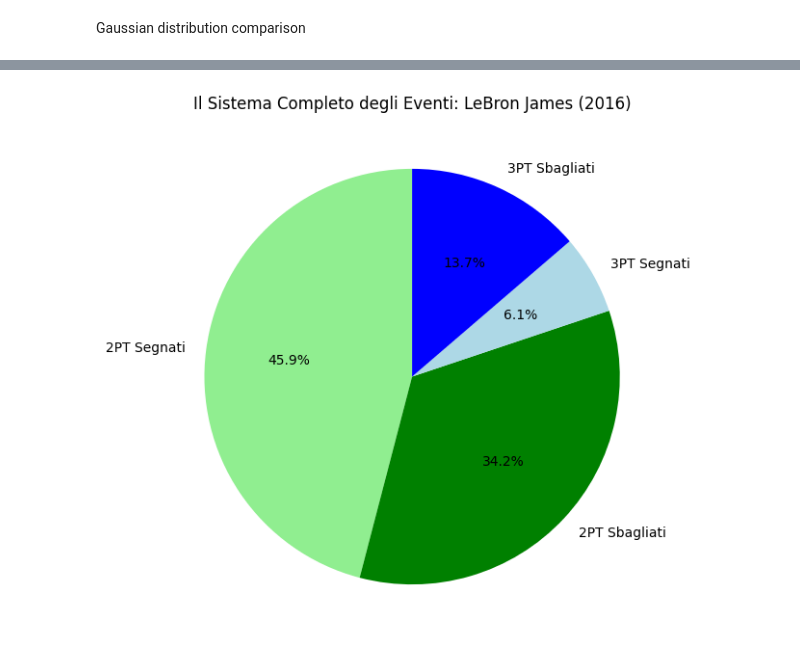
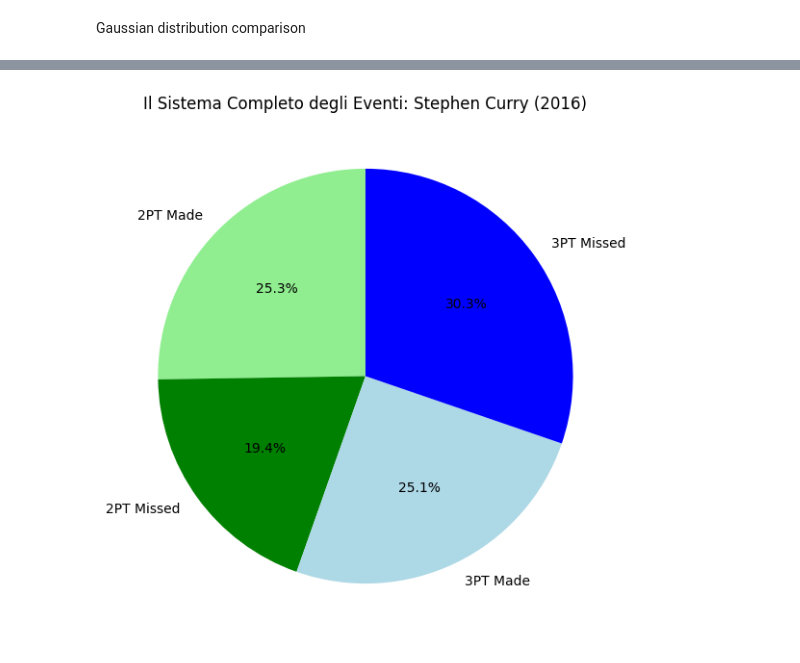
Before and after one commit to alessandromacchi-coder/nbastatsviewer, a Jupyter notebook: statisticsproject.ipynb, the cells around one changed output, grey strips where cells are left out. Drawn from its saved outputs; the diff is of its cells as text; code cells hidden in the pictures.

Commit message:
finished single player analyzer

```diff
--- a/statisticsproject.ipynb
+++ b/statisticsproject.ipynb
@@ -77,7 +77,7 @@ draw_court(ax)
 # %% [markdown]
 Analyzed season played by said player
 # %%
-player = 'LeBron James'
+player = 'Stephen Curry'
 season = 2016
 shotsfiltered=shots[
     (shots['SEASON_1'] == season) &
@@ -333,86 +170,22 @@ In quanti ordini lo speaker può annunciare i 5 titolari?
 # %%
+universe = shotsfiltered
+ntotalshots = len(universe)
 
+threeptshots = universe[universe['SHOT_TYPE'] == '3PT Field Goal']
+n3ptshots = len(threeptshots)
+nshotsmade = len(shotsfiltered[shotsfiltered['SHOT_MADE'] == True])
 
-# --- 1. DEFINIZIONE DELL'UNIVERSO E DEGLI EVENTI ---
-# L'Esperimento: "Stephen Curry effettua un tiro"
-# L'Universo (Omega): L'insieme di tutti i tiri effettuati nella stagione
-universo = shotsfiltered
-cardinalita_universo = len(universo)
+twoptmade = len(universe[(universe['SHOT_TYPE'] == '2PT Field Goal') & (universe['SHOT_MADE'] == True)])
+twoptmissed = len(universe[(universe['SHOT_TYPE'] == '2PT Field Goal') & (universe['SHOT_MADE'] == False)])
+threeptmade = len(universe[(universe['SHOT_TYPE'] == '3PT Field Goal') & (universe['SHOT_MADE'] == True)])
+threeptmissed = len(universe[(universe['SHOT_TYPE'] == '3PT Field Goal') & (universe['SHOT_MADE'] == False)])
 
-print(f"--- TEORIA DELLA PROBABILITÀ APPLICATA ---")
-print(f"1. UNIVERSO (Omega): Tutti i tiri tentati.")
-print(f"   Cardinalità dell'Universo: {cardinalita_universo}")
-
-# --- 2. EVENTI E PROBABILITÀ ---
-# Evento A: "Il tiro è da 3 punti"
-evento_3pt = universo[universo['SHOT_TYPE'] == '3PT Field Goal']
-cardinalita_A = len(evento_3pt)
-
-# Probabilità P(A) = Casi Favorevoli / Casi Possibili
-prob_A = cardinalita_A / cardinalita_universo
-
-print(f"\n2. EVENTO A ('Tiro da 3 Punti')")
-print(f"   Cardinalità Evento A: {cardinalita_A}")
-print(f"   Probabilità P(A): {prob_A:.2%} (Frequenza relativa)")
-
-# --- 3. EVENTI CERTI E IMPOSSIBILI ---
-# Evento Certo: Il tiro è segnato O sbagliato (deve succedere per forza)
-evento_certo = len(universo[(universo['SHOT_MADE'] == True) | (universo['SHOT_MADE'] == False)])
-prob_certa = evento_certo / cardinalita_universo
-
-# Evento Impossibile: Il tiro vale 100 punti (non esiste nel basket)
-# (Simuliamo un evento impossibile filtrando una condizione assurda)
-evento_impossibile = len(universo[universo['SHOT_DISTANCE'] < -5]) # Distanza negativa impossibile
-prob_impossibile = evento_impossibile / cardinalita_universo
-
-print(f"\n3. TIPI DI EVENTI")
-print(f"   Probabilità Evento Certo (Segnato o Sbagliato): {prob_certa:.0f} (cioè 100%)")
-print(f"   Probabilità Evento Impossibile (Distanza < 0):  {prob_impossibile:.0f} (cioè 0%)")
-
-# --- 4. OPERAZIONI SUGLI EVENTI ---
-
-# A. EVENTI COMPLEMENTARI (Segnato vs Sbagliato)
-# Se uniti formano l'universo. Se intersecati sono vuoti.
-event_made = universo[universo['SHOT_MADE'] == True]
-event_missed = universo[universo['SHOT_MADE'] == False]
-
-print(f"\n4. EVENTI COMPLEMENTARI (Made vs Missed)")
-print(f"   P(Segnato) + P(Sbagliato) = {len(event_made)/cardinalita_universo:.2f} + {len(event_missed)/cardinalita_universo:.2f} = 1.0")
-
-# B. EVENTI INCOMPATIBILI (Mutuamente Esclusivi)
-# Non possono accadere insieme: Un tiro non può essere sia da 2 punti CHE da 3 punti contemporaneamente.
-event_2pt = universo[universo['SHOT_TYPE'] == '2PT Field Goal']
-# Intersezione (AND)
-intersezione = len(universo[(universo['SHOT_TYPE'] == '2PT Field Goal') & (universo['SHOT_TYPE'] == '3PT Field Goal')])
-
-print(f"\n5. EVENTI INCOMPATIBILI (2PT vs 3PT)")
-print(f"   Elementi nell'intersezione (2PT AND 3PT): {intersezione}")
-print(f"   Interpretazione: È impossibile che un tiro sia contemporaneamente da 2 e da 3.")
-
-# --- 5. SISTEMA COMPLETO DI EVENTI (Partizione) ---
-# Dividiamo l'universo in 4 pezzi che non si sovrappongono ma coprono tutto:
-# 1. 2PT Segnati, 2. 2PT Sbagliati, 3. 3PT Segnati, 4. 3PT Sbagliati
-
-case_1 = len(universo[(universo['SHOT_TYPE'] == '2PT Field Goal') & (universo['SHOT_MADE'] == True)])
-case_2 = len(universo[(universo['SHOT_TYPE'] == '2PT Field Goal') & (universo['SHOT_MADE'] == False)])
-case_3 = len(universo[(universo['SHOT_TYPE'] == '3PT Field Goal') & (universo['SHOT_MADE'] == True)])
-case_4 = len(universo[(universo['SHOT_TYPE'] == '3PT Field Goal') & (universo['SHOT_MADE'] == False)])
-
-# Verifica Somma
-somma_parti = case_1 + case_2 + case_3 + case_4
-check_sistema = (somma_parti == cardinalita_universo)
-
-print(f"\n6. SISTEMA COMPLETO (Partizione)")
-print(f"   Somma delle 4 parti: {somma_parti}")
-print(f"   Uguale all'Universo? {'SÌ' if check_sistema else 'NO'}")
-
-# --- VISUALIZZAZIONE DEL SISTEMA COMPLETO ---
-labels = ['2PT Segnati', '2PT Sbagliati', '3PT Segnati', '3PT Sbagliati']
-sizes = [case_1, case_2, case_3, case_4]
+labels = ['2PT Made', '2PT Missed', '3PT Made', '3PT Missed']
+threeandtwoshots = [twoptmade, twoptmissed, threeptmade, threeptmissed]
 colors = ['lightgreen', 'green', 'lightblue', 'blue']
 
 plt.figure(figsize=(7, 7))
-plt.pie(sizes, labels=labels, autopct='%1.1f%%', colors=colors, startangle=90)
+plt.pie(threeandtwoshots, labels=labels, autopct='%1.1f%%', colors=colors, startangle=90)
 plt.title(f"Il Sistema Completo degli Eventi: {player} ({season})")
 plt.show()
 # %% [output]
@@ -436,2 +192,2 @@ plt.show()
-[figure, old version]
+[figure, new version]
 # %%
```
Also changed, not shown: parts of 11 cells of this notebook.
